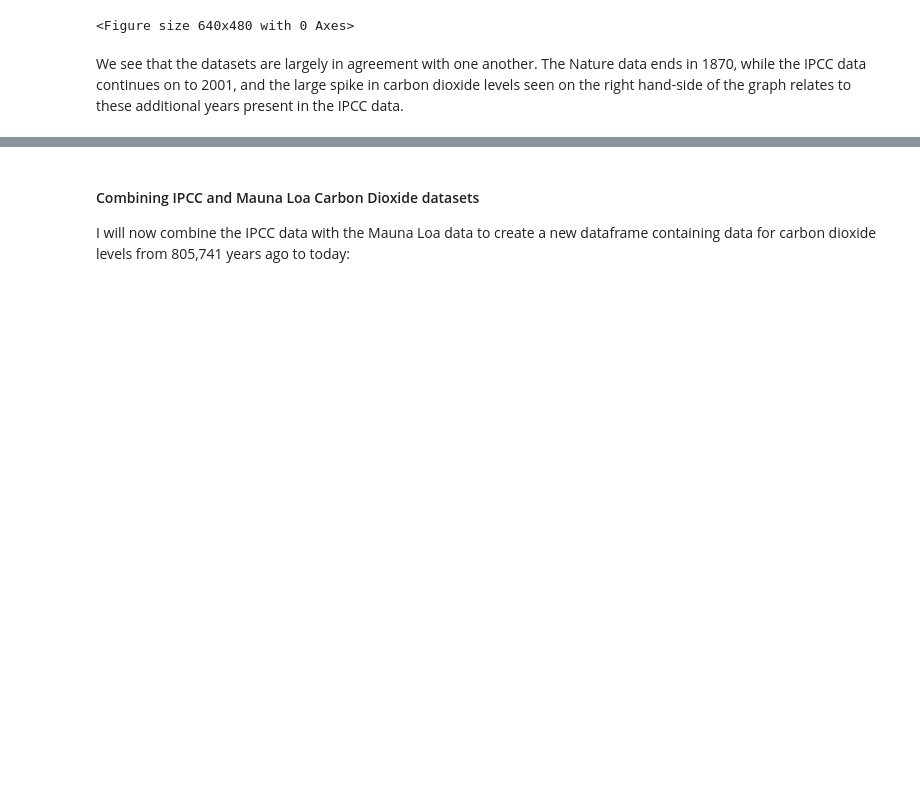
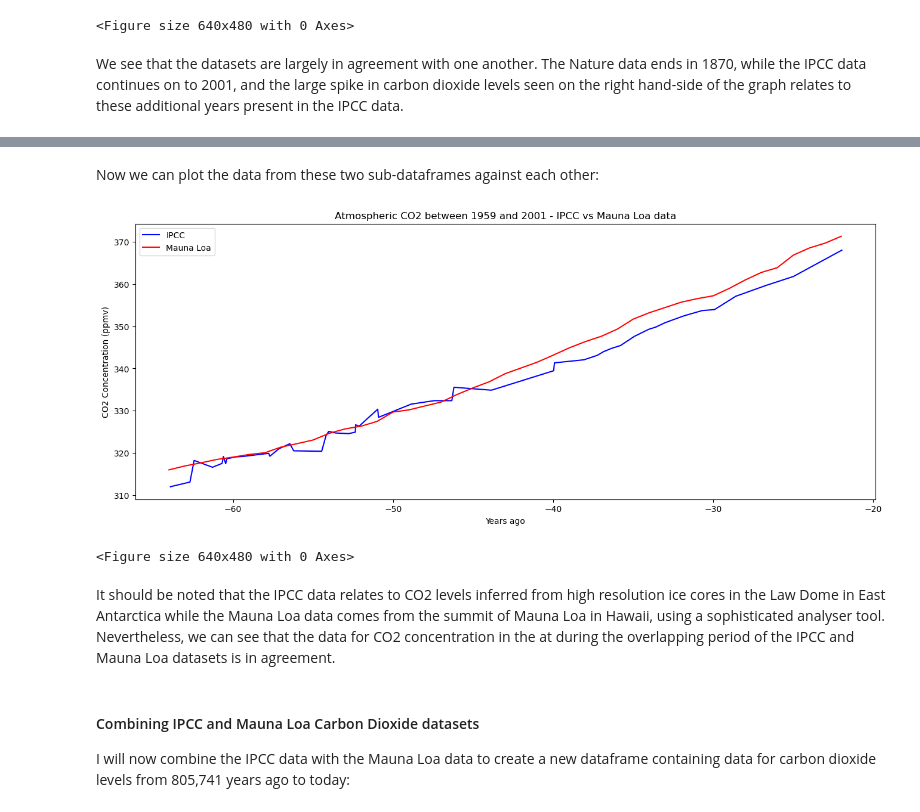
Before and after one commit to jmce22/pfda_project2, a Jupyter notebook: pfda_project2.ipynb, the cells around one changed output, grey strips where cells are left out. Drawn from its saved outputs; the diff is of its cells as text; code cells hidden in the pictures; blank space fills up the shorter version.

Commit message:
plotting subdataframes of IPCC and Mauna Loa data against each other

```diff
--- a/pfda_project2.ipynb
+++ b/pfda_project2.ipynb
@@ -241,0 +244,12 @@ We see that the datasets are largely in agreement with one another. The Nature d
+# %%
+# create a new sub-dataframe from the IPCC dataframe containing only rows relating to 1959 onwards
+#(ie. up to last data point of 2001)
+df_co2_ipcc_1959_to_2001 = df_co2_ipcc.loc[df_co2_ipcc['Years'] >= -64]
+
+# create a new sub-dataframe from the IPCC dataframe containing only rows relating to 2001 backwards
+# (ie. back to first data point of 1959)
+df_mauna_loa_1959_to_2001 = df_mauna_loa_csv.loc[df_mauna_loa_csv['Years'] <= -22]
+
+#print(df_co2_ipcc_1959_to_2001)
+
+#print(df_mauna_loa_1959_to_2001)
@@ -242,3 +274,25 @@ We see that the datasets are largely in agreement with one another. The Nature d
+# %% [markdown]
+Now we can plot the data from these two sub-dataframes against each other:
+# %%
+plt.figure(figsize= (16,6))
+
+sns.lineplot(x='Years', y='CO2', data=df_co2_ipcc_1959_to_2001, color = 'blue', label='IPCC')
+sns.lineplot(x='Years', y='CO2', data=df_mauna_loa_1959_to_2001, color = 'red', label='Mauna Loa')
+
+plt.title('Atmospheric CO2 between 1959 and 2001 - IPCC vs Mauna Loa data')
+plt.xlabel('Years ago')
+plt.ylabel('CO2 Concentration (ppmv)')
+
+plt.legend()
+
+plt.show()
+
+plt.savefig('C02_IPCC_vs_Mauna_Loa.png')
+# %% [output]
+[figure, added]
+<Figure size 640x480 with 0 Axes>
+# %% [markdown]
+It should be noted that the IPCC data relates to CO2 levels inferred from high resolution ice cores in the Law Dome in East Antarctica while the Mauna Loa data comes from the summit of Mauna Loa in Hawaii, using a sophisticated analyser tool. Nevertheless, we can see that the data for CO2 concentration in the at during the overlapping period of the IPCC and Mauna Loa datasets is in agreement.
 # %% [markdown]
 #### Combining IPCC and Mauna Loa Carbon Dioxide datasets ####
 
```
Also changed, not shown: parts of 3 cells of this notebook, 3 other files.
